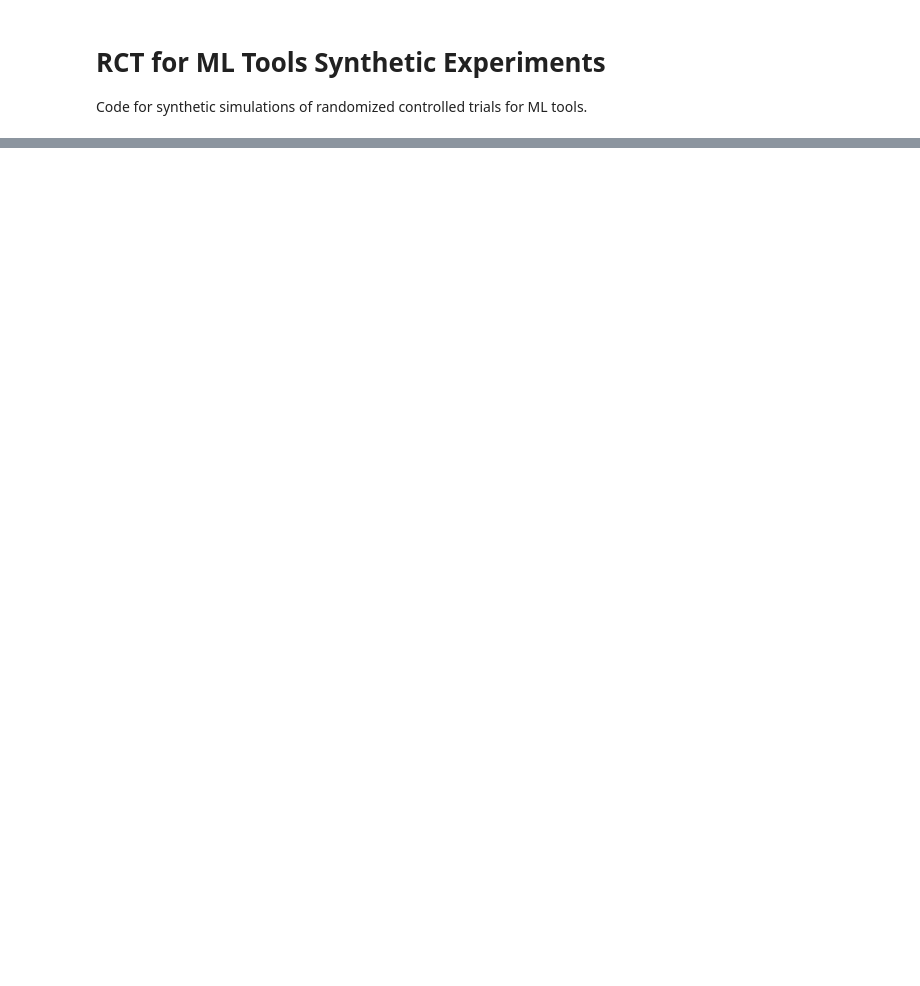
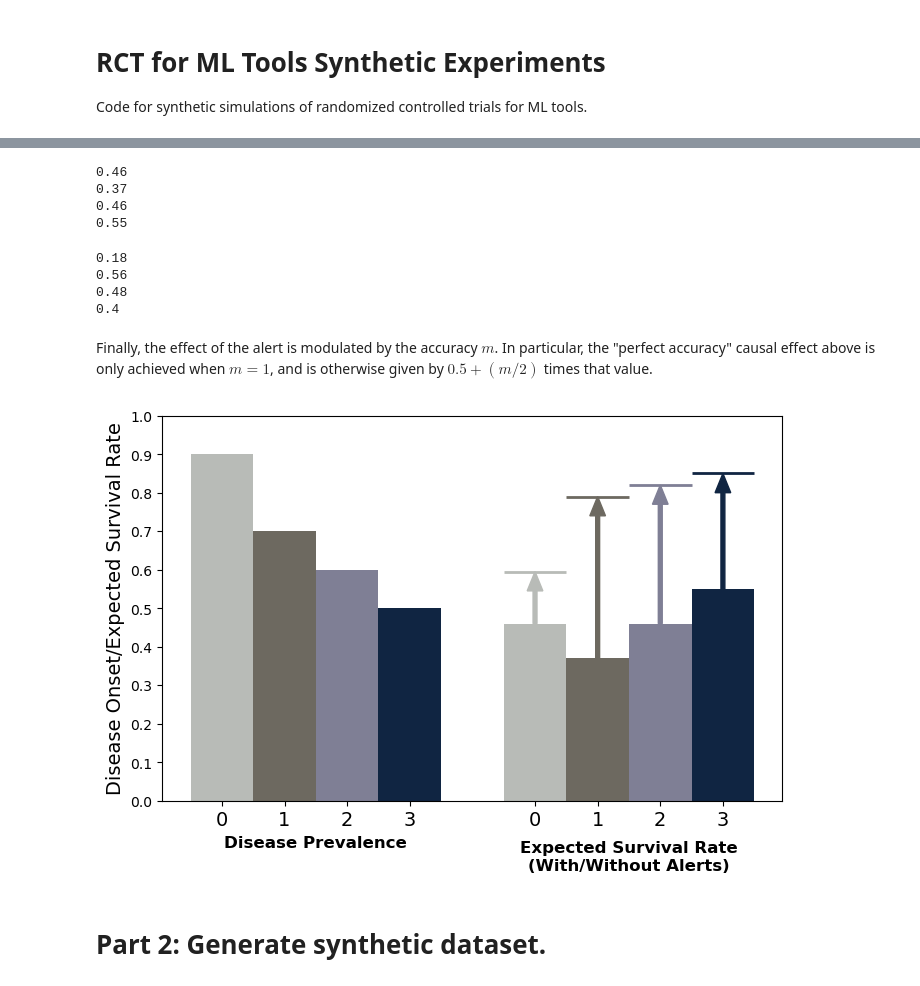
Before and after one commit to jacobmchen/just_trial_once, a Jupyter notebook: simulation_study.ipynb, the cells around one changed output, grey strips where cells are left out. Cells and saved outputs as stored; diff of their text form; code cells hidden in the pictures; blank space fills up the shorter version.

```diff
--- a/simulation_study.ipynb
+++ b/simulation_study.ipynb
@@ -11,0 +16,30 @@ Generate synthetic dataset.
+# %%
+disease_base_rate = [0.9, 0.7, 0.6, 0.5]
+survival_rate_if_disease_and_no_alert = [0.4, 0.1, 0.1, 0.1]
+survival_rate_if_disease_and_alert = [0.6, 0.9, 0.9, 0.9]
+# %%
+survival_rate_no_alert = [
+    d_rate * s_rate + (1 - d_rate) for d_rate, s_rate in zip(disease_base_rate, survival_rate_if_disease_and_no_alert)
+]
+survival_rate_alert = [
+    d_rate * s_rate + (1 - d_rate) for d_rate, s_rate in zip(disease_base_rate, survival_rate_if_disease_and_alert)
+]
+causal_effect = [s_rate_alert - s_rate_no_alert for s_rate_alert, s_rate_no_alert in zip(survival_rate_alert, survival_rate_no_alert)]
+# %%
+for s in survival_rate_no_alert:
+    print(round(s, 2))
+# %% [output]
+0.46
+0.37
+0.46
+0.55
+# %%
+for c in causal_effect:
+    print(round(c, 2))
+# %% [output]
+0.18
+0.56
+0.48
+0.4
+# %% [markdown]
+Finally, the effect of the alert is modulated by the accuracy $m$.  In particular, the "perfect accuracy" causal effect above is only achieved when $m = 1$, and is otherwise given by $0.5 + (m / 2)$ times that value.
@@ -12,3 +129,14 @@ Generate synthetic dataset.
+# %%
+objects = ['0', '1', '2', '3']
+onset = disease_base_rate
+survival = survival_rate_no_alert
+alert_survival = [pY(a = 1, x = i, m = 0.5) for i in range(len(onset))]
+
+create_dgp_plots(objects, onset, survival, alert_survival)
+# %% [output]
+[figure, added]
+# %% [markdown]
+# Part 2: Generate synthetic dataset.
 # %%
 def generate_data(n=5000):
     """
```
Also changed, not shown: parts of 12 cells of this notebook, 2 other files.
